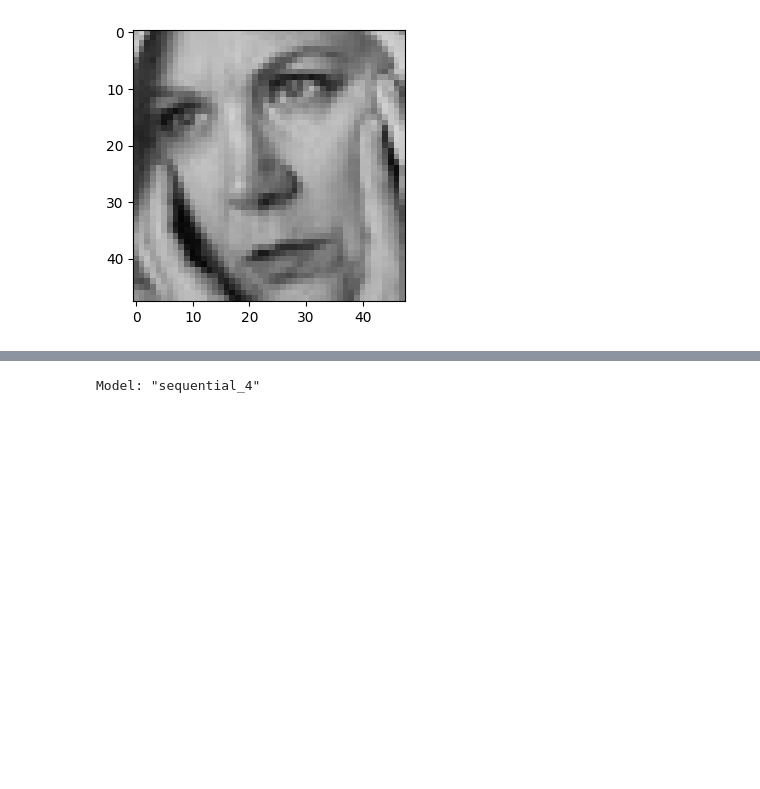
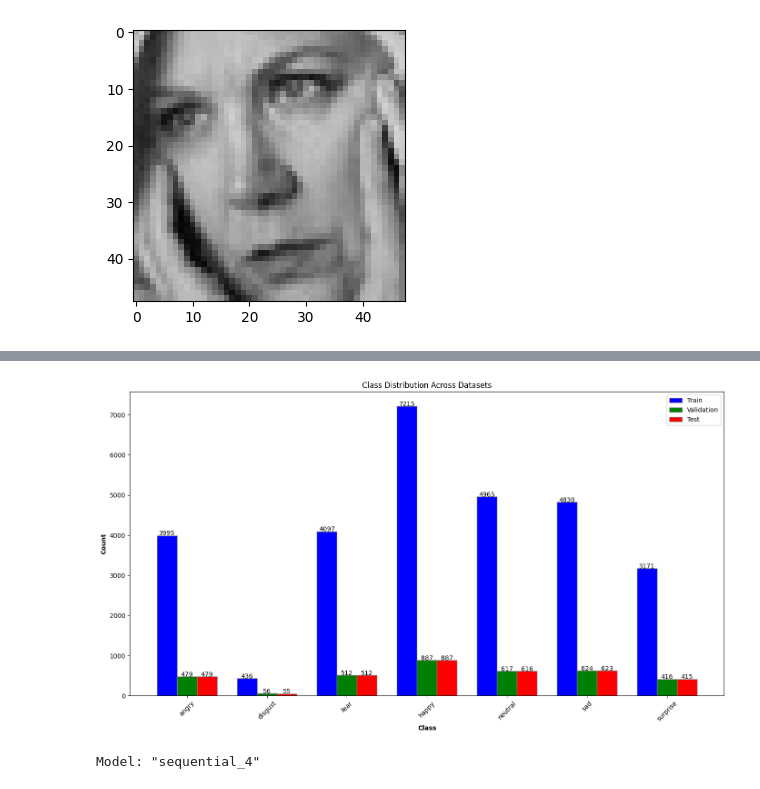
Before and after one commit to HuynhBaThuan/Final_DATN, a Jupyter notebook: ipynb/EmotionImplement (1).ipynb, the cells around one changed output, grey strips where cells are left out. Saved outputs shown, nothing was run; the diff lists cells and outputs as text; code cells hidden in the pictures; blank space fills up the shorter version.

```diff
--- a/ipynb/EmotionImplement (1).ipynb
+++ b/ipynb/EmotionImplement (1).ipynb
@@ -56,12 +56,13 @@ for i in range(9):
 [figure]
 [figure]
 # %%
-train_dir = 'data/train'
-test_dir = "data/test"
+train_dir = '../data/train'
+test_dir = "../data/test_new"
+val_dir = "../data/val_new"
 
 row = 48
 col = 48
-classes = len(os.listdir('data/train'))
+classes = len(os.listdir('../data/train'))
 # %%
 train_datagen = ImageDataGenerator(rescale=1./255,
                                    zoom_range=0.3,
@@ -93,3 +103,65 @@ Found 7178 images belonging to 7 classes.
+# %%
+# Function to count images in each class
+def count_images_in_directory(directory):
+    class_counts = {}
+    # Iterate over class directories and count images
+    for class_name in os.listdir(directory):
+        class_path = os.path.join(directory, class_name)
+        if os.path.isdir(class_path):
+            # Count the number of files in each class directory
+            class_counts[class_name] = len(os.listdir(class_path))
+    return class_counts
+# %%
+import seaborn as sns
+# Get class counts for training, validation, and test datasets
+train_class_counts = count_images_in_directory(train_dir)
+
+# Get test set class counts
+val_class_counts = count_images_in_directory(val_dir)
+
+# Get validation set class counts
+test_class_counts = count_images_in_directory(test_dir)
+
+def plot_combined_class_distribution(train_data, val_data, test_data):
+    classes = sorted(set(train_data.keys()).union(set(val_data.keys()), set(test_data.keys())))
+    train_counts = [train_data.get(cls, 0) for cls in classes]
+    val_counts = [val_data.get(cls, 0) for cls in classes]
+    test_counts = [test_data.get(cls, 0) for cls in classes]
+
+    bar_width = 0.25
+    r1 = range(len(classes))
+    r2 = [x + bar_width for x in r1]
+    r3 = [x + bar_width for x in r2]
+
+    plt.figure(figsize=(14, 8))
+
+    bars1 = plt.bar(r1, train_counts, color='b', width=bar_width, edgecolor='grey', label='Train')
+    bars2 = plt.bar(r2, val_counts, color='g', width=bar_width, edgecolor='grey', label='Validation')
+    bars3 = plt.bar(r3, test_counts, color='r', width=bar_width, edgecolor='grey', label='Test')
+
+    plt.xlabel('Class', fontweight='bold')
+    plt.ylabel('Count', fontweight='bold')
+    plt.xticks([r + bar_width for r in range(len(classes))], classes, rotation=45)
+    plt.title('Class Distribution Across Datasets')
+
+    plt.legend()
+
+    # Adding the count labels on top of the bars
+    def add_labels(bars):
+        for bar in bars:
+            height = bar.get_height()
+            plt.text(bar.get_x() + bar.get_width() / 2., height + 3, '%d' % int(height), ha='center', size=10)
+
+    add_labels(bars1)
+    add_labels(bars2)
+    add_labels(bars3)
+
+    plt.tight_layout()
+    plt.show()
+
+plot_combined_class_distribution(train_class_counts, val_class_counts, test_class_counts)
+# %% [output]
+[figure, added]
 # %%
 def get_model(input_size, classes=7):
      #Initialising the CNN
```
Also changed, not shown: parts of 11 cells of this notebook, 2 other files.
